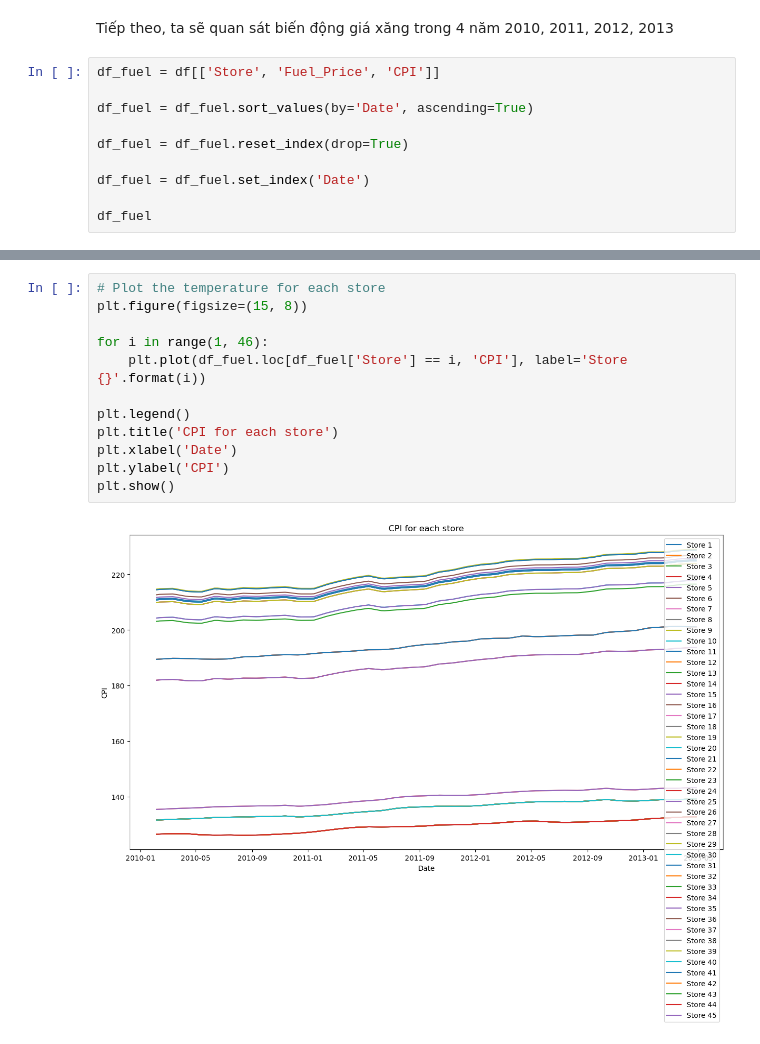
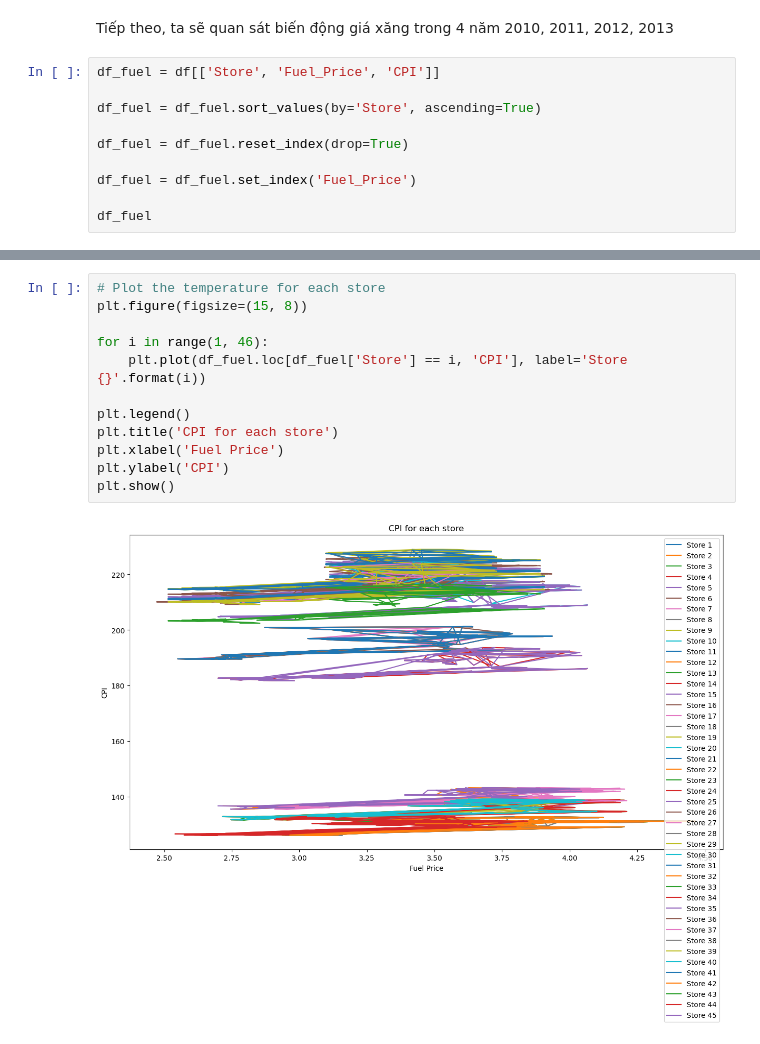
Before and after one commit to 2uanDM/UCHAT, a Jupyter notebook: haha.ipynb, the cells around one changed output, grey strips where cells are left out. Drawn from its saved outputs; the diff is of its cells as text.

```diff
--- a/haha.ipynb
+++ b/haha.ipynb
@@ -168,11 +168,11 @@ Tiếp theo, ta sẽ quan sát biến động giá xăng trong 4 năm 2010, 2011
 # %%
 df_fuel = df[['Store', 'Fuel_Price', 'CPI']]
 
-df_fuel = df_fuel.sort_values(by='Date', ascending=True)
+df_fuel = df_fuel.sort_values(by='Store', ascending=True)
 
 df_fuel = df_fuel.reset_index(drop=True)
 
-df_fuel = df_fuel.set_index('Date')
+df_fuel = df_fuel.set_index('Fuel_Price')
 
 df_fuel
 # %% [output]
@@ -193,14 +193,14 @@ df_fuel
 # %%
 # Plot the temperature for each store
 plt.figure(figsize=(15, 8))
 
 for i in range(1, 46):
     plt.plot(df_fuel.loc[df_fuel['Store'] == i, 'CPI'], label='Store {}'.format(i))
 
 plt.legend()
 plt.title('CPI for each store')
-plt.xlabel('Date')
+plt.xlabel('Fuel Price')
 plt.ylabel('CPI')
 plt.show()
 # %% [output]
-[figure, old version]
+[figure, new version]
```
Also changed, not shown: parts of 1 cell of this notebook.
